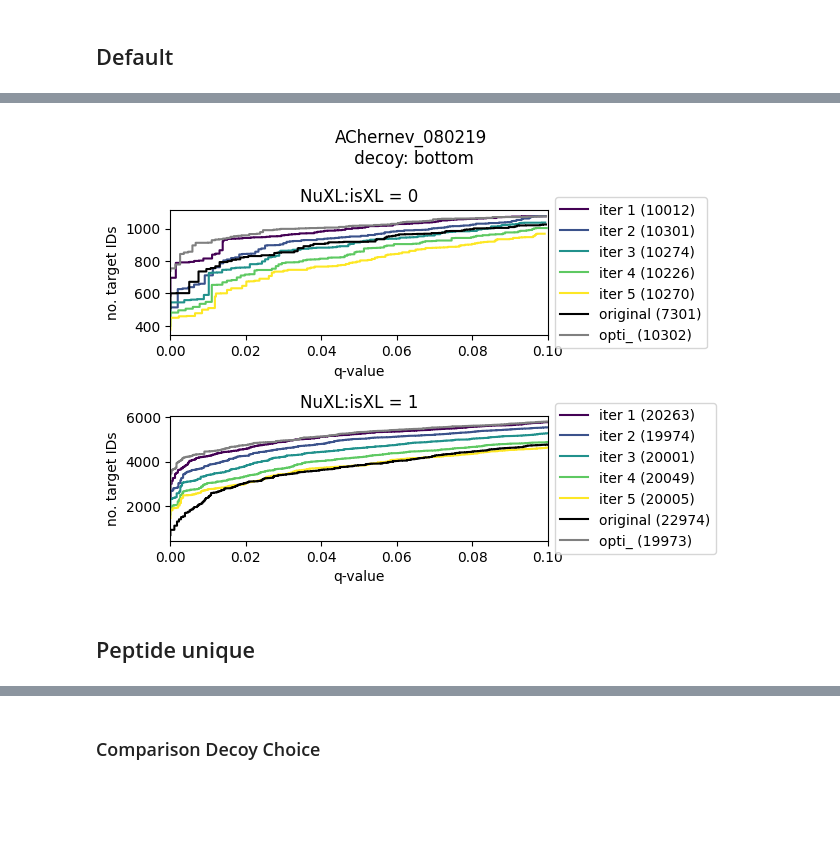
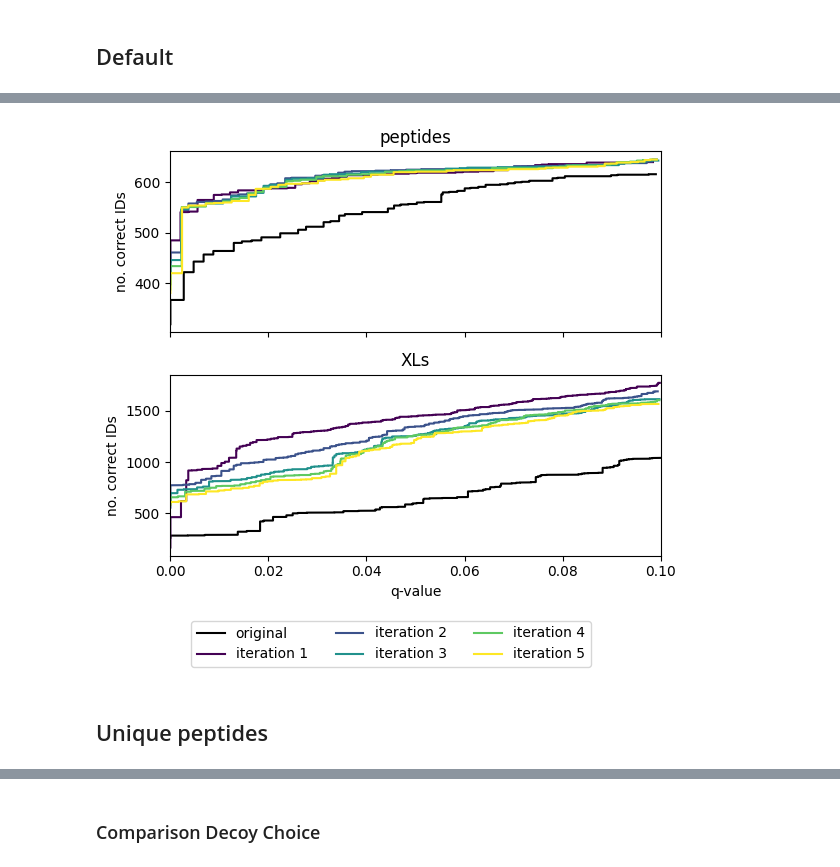
Before and after one commit to neelie01/Research-Project, a Jupyter notebook: src/plots.ipynb, the cells around one changed output, grey strips where cells are left out. Drawn from its saved outputs; the diff is of its cells as text; code cells hidden in the pictures; blank space fills up the shorter version.

Commit message:
plots final

```diff
--- a/src/plots.ipynb
+++ b/src/plots.ipynb
@@ -10,5 +16,5 @@ import re
 # %%
-i = 1
+i = 4
 class_threshold = 500
 dataset = get_datasets()
 # %%
@@ -43,40 +190,49 @@ def plot_pseudo_roc(df_original, df_svm, df_comparison, decoy_label , output_pat
             max_iterations += 1
 
     plt.rcParams["axes.prop_cycle"] = plt.cycler("color", plt.cm.viridis(np.linspace(0,1,max_iterations)))
-    fig, axs = plt.subplots(len(np.unique(df_original[dataset[i]['group']])))
+    fig, axs = plt.subplots(len(np.unique(df_original[dataset[i]['group']])), sharex=True, figsize=(6,5))
     for j in np.unique(df_original[dataset[i]['group']]):
+        q_val = f'class-specific_q-val'
+        target_ids = f'cum_target_id'
+        df_original.sort_values(q_val, ascending=True, inplace=True)
+        axs[j].step(df_original.loc[(df_original[dataset[i]['group']]== j) & (df_original[q_val]<= 0.1), q_val],
+                    df_original.loc[(df_original[dataset[i]['group']]== j) & (df_original[q_val]<= 0.1), 'cum_target_id'],
+                    label=f"original" if j == 0 else "", color = "black")
         for k in range(1,max_iterations+1):
             q_val = f'class-specific_q-val_{k}'
             target_ids = f'cum_target_id_{k}'
             df_svm.sort_values(q_val, ascending=True, inplace=True)
             axs[j].step(df_svm.loc[(df_svm[dataset[i]['group']]== j) & (df_svm[q_val]<= 0.1), q_val],
                         df_svm.loc[(df_svm[dataset[i]['group']]== j) & (df_svm[q_val]<= 0.1), target_ids],
-                        label=f"iter {k} ({np.all([(df_svm[dataset[i]['group']]== j), ~np.isnan(df_svm[q_val])], axis=0).sum()})")
+                        label=f"iteration {k}" if j == 0 else "")
         q_val = f'class-specific_q-val'
         target_ids = f'cum_target_id'
-        df_original.sort_values(q_val, ascending=True, inplace=True)
-        axs[j].step(df_original.loc[(df_original[dataset[i]['group']]== j) & (df_original[q_val]<= 0.1), q_val],
-                    df_original.loc[(df_original[dataset[i]['group']]== j) & (df_original[q_val]<= 0.1), 'cum_target_id'],
-                    label=f"original ({np.all([(df_original[dataset[i]['group']]== j), ~np.isnan(df_original[q_val])], axis=0).sum()})", color = "black")
-        if dataset[i]['comparison'] != None:
+        if (not df_comparison is None) & (dataset[i]['comparison'] != None):
             axs[j].step(df_comparison.loc[(df_comparison[dataset[i]['group']]== j) & (df_comparison[q_val]<= 0.1), q_val],
                         df_comparison.loc[(df_comparison[dataset[i]['group']]== j) & (df_comparison[q_val]<= 0.1), 'cum_target_id'],
-                        label=f"{dataset[i]['comparison']} ({np.all([(df_comparison[dataset[i]['group']]== j), ~np.isnan(df_comparison[q_val])], axis=0).sum()})" , color = "gray")
+                        label=f"{dataset[i]['comparison']}" if j == 0 else "", color = "gray")
         axs[j].set_xlim(0,0.1)
-        axs[j].set_title(f"{dataset[i]['group']} = {j}")
-        axs[j].set_xlabel("q-value")
-        axs[j].set_ylabel("no. target IDs")
-        lgd = axs[j].legend(loc='center left', bbox_to_anchor=(1, 0.5))
-    fig.suptitle(dataset[i]['name'] + "\n decoy: " + decoy_label)
+        if j == 0:
+            axs[j].set_title(f"peptides")
+        else:
+            axs[j].set_title(f"XLs")
+
+        axs[j].set_ylabel("no. correct IDs")
+    lgd = fig.legend(loc='upper center', bbox_to_anchor=(0.5, 0), ncol=3)
+    axs[j].set_xlabel("q-value")
+    #tit = fig.suptitle(dataset[i]['name'] + "\n decoy: " + decoy_label)
+    #fig.tight_layout()
+    #plt.savefig(output_path + f"{dataset[i]['name']}_{decoy_label}.png",bbox_extra_artists=(lgd,tit), bbox_inches='tight')
     fig.tight_layout()
-    #plt.savefig(output_path + f"{dataset[i]['name']}_second_decoy.png",bbox_extra_artists=(lgd,), bbox_inches='tight')
+    plt.savefig(output_path + f"{dataset[i]['name']}_{decoy_label}.png",bbox_extra_artists=(lgd,), bbox_inches='tight')
+
     plt.show()
 # %%
-plot_pseudo_roc(df_original, df_svm_default_bottom, df_perc, "bottom")
+plot_pseudo_roc(df_original, df_svm_default_bottom, None,"bottom")
 # %% [output]
-[figure, old version]
+[figure, new version]
-# %% [markdown]
-## Peptide unique
+# %% [markdown]
+## Unique peptides
 # %%
 input_path = input_trunk + "pep_unique/"
 # read svm with decoy second files
```
Also changed, not shown: parts of 48 cells of this notebook.
